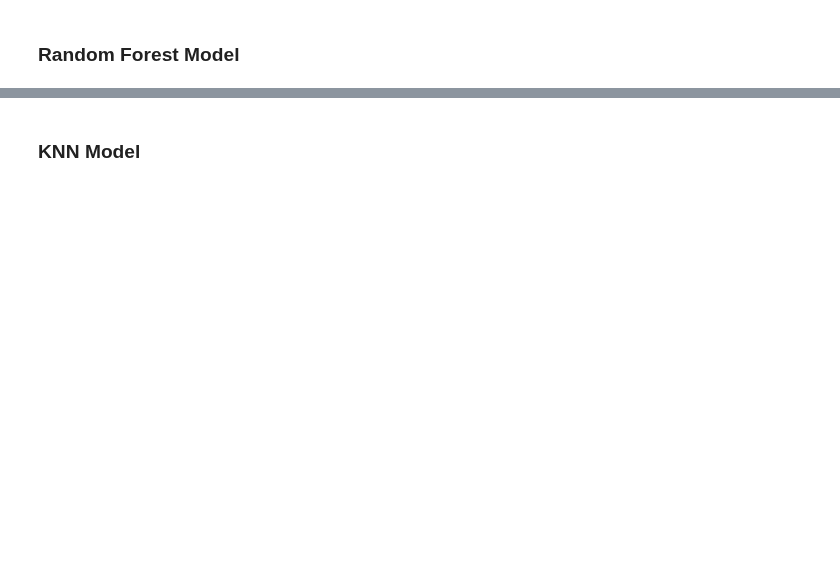
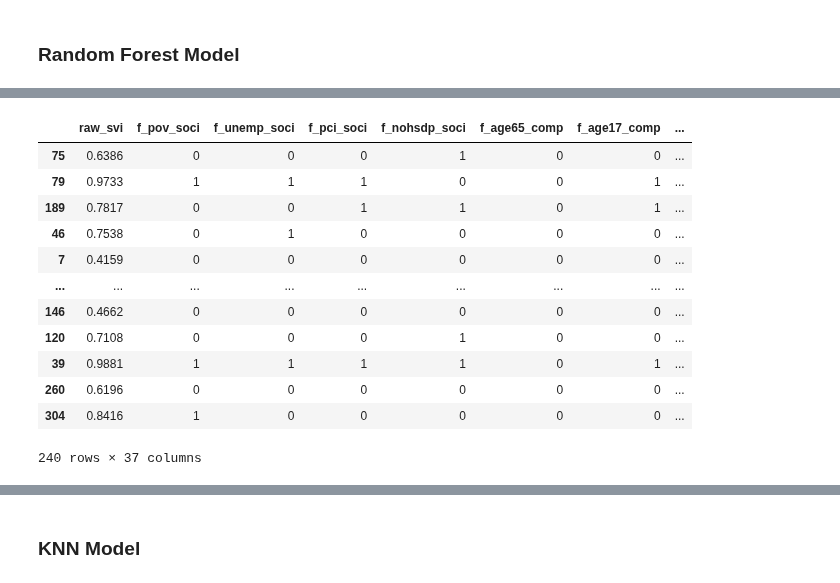
Before and after one commit to SVI-Capstone/svi_capstone, a Jupyter notebook: mvp-dallas.ipynb, the cells around one changed output, grey strips where cells are left out. Saved outputs shown, nothing was run; the diff lists cells and outputs as text; code cells hidden in the pictures; blank space fills up the shorter version.

```diff
--- a/mvp-dallas.ipynb
+++ b/mvp-dallas.ipynb
@@ -636,3 +647,19 @@ RF CV scores mean: 0.54
+# %%
+class_X_train_scaled
+# %% [output]
+|  | raw_svi | f_pov_soci | f_unemp_soci | f_pci_soci | f_nohsdp_soci | f_age65_comp | f_age17_comp | ... |
+| 75 | 0.6386 | 0 | 0 | 0 | 1 | 0 | 0 | ... |
+| 79 | 0.9733 | 1 | 1 | 1 | 0 | 0 | 1 | ... |
+| 189 | 0.7817 | 0 | 0 | 1 | 1 | 0 | 1 | ... |
+| 46 | 0.7538 | 0 | 1 | 0 | 0 | 0 | 0 | ... |
+| 7 | 0.4159 | 0 | 0 | 0 | 0 | 0 | 0 | ... |
+| ... | ... | ... | ... | ... | ... | ... | ... | ... |
+| 146 | 0.4662 | 0 | 0 | 0 | 0 | 0 | 0 | ... |
+| 120 | 0.7108 | 0 | 0 | 0 | 1 | 0 | 0 | ... |
+| 39 | 0.9881 | 1 | 1 | 1 | 1 | 0 | 1 | ... |
+| 260 | 0.6196 | 0 | 0 | 0 | 0 | 0 | 0 | ... |
+| 304 | 0.8416 | 1 | 0 | 0 | 0 | 0 | 0 | ... |
+240 rows × 37 columns
 # %%
 # create variables for loop
 crf2test = [
```
Also changed, not shown: parts of 19 cells of this notebook, 2 other files.
